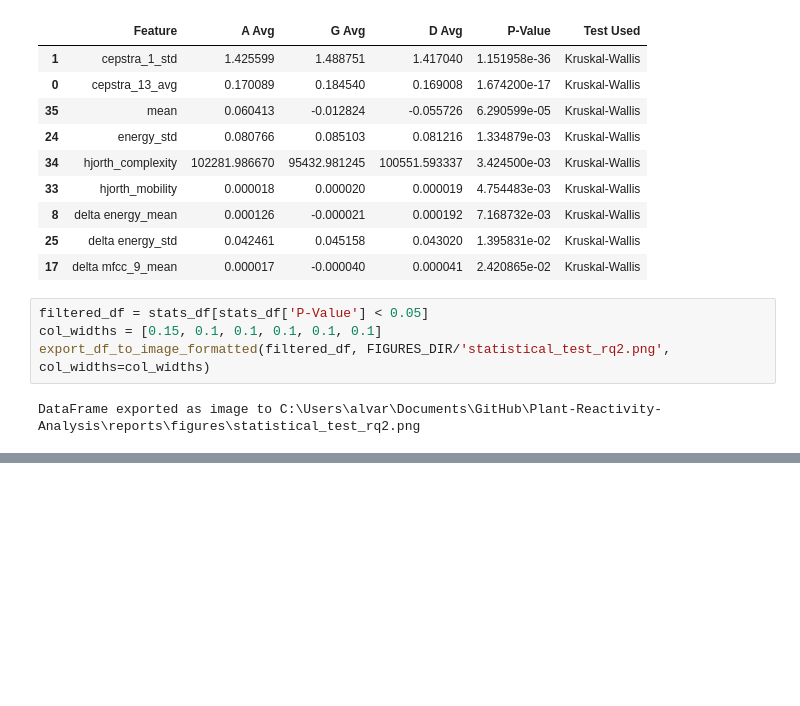
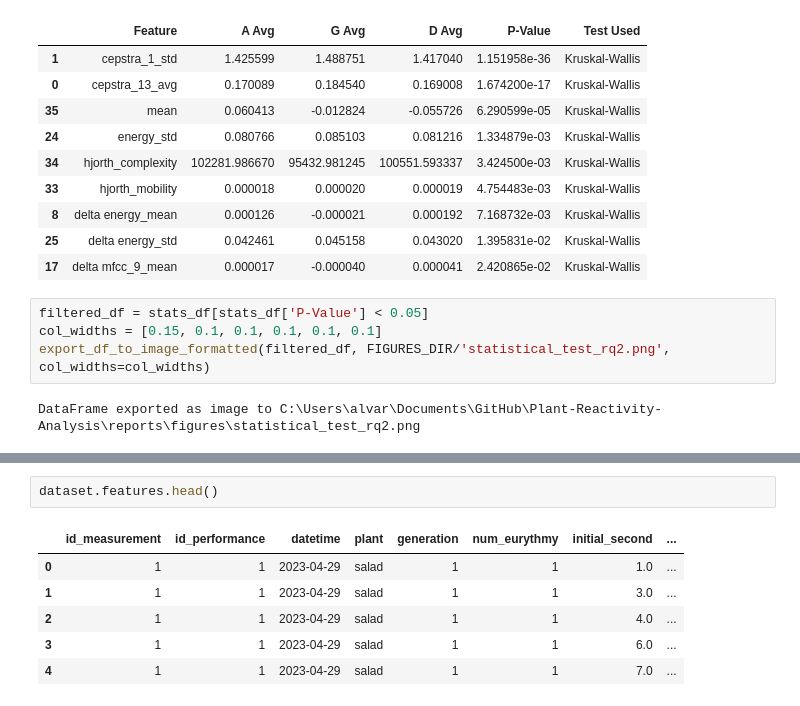
Before and after one commit to alvaro-francisco-gil/plant-reactivity-analysis, a Jupyter notebook: notebooks/6. EDA - Explore Features.ipynb, the cells around one changed output, grey strips where cells are left out. Cells and saved outputs as stored; diff of their text form; blank space fills up the shorter version.

```diff
--- a/notebooks/6. EDA - Explore Features.ipynb
+++ b/notebooks/6. EDA - Explore Features.ipynb
@@ -184,0 +196,9 @@ DataFrame exported as image to C:\Users\alvar\Documents\GitHub\Plant-Reactivity-
+# %%
+dataset.features.head()
+# %% [output]
+|  | id_measurement | id_performance | datetime | plant | generation | num_eurythmy | initial_second | ... |
+| 0 | 1 | 1 | 2023-04-29 | salad | 1 | 1 | 1.0 | ... |
+| 1 | 1 | 1 | 2023-04-29 | salad | 1 | 1 | 3.0 | ... |
+| 2 | 1 | 1 | 2023-04-29 | salad | 1 | 1 | 4.0 | ... |
+| 3 | 1 | 1 | 2023-04-29 | salad | 1 | 1 | 6.0 | ... |
+| 4 | 1 | 1 | 2023-04-29 | salad | 1 | 1 | 7.0 | ... |
```
Also changed, not shown: parts of 8 cells of this notebook, 25 other files.
